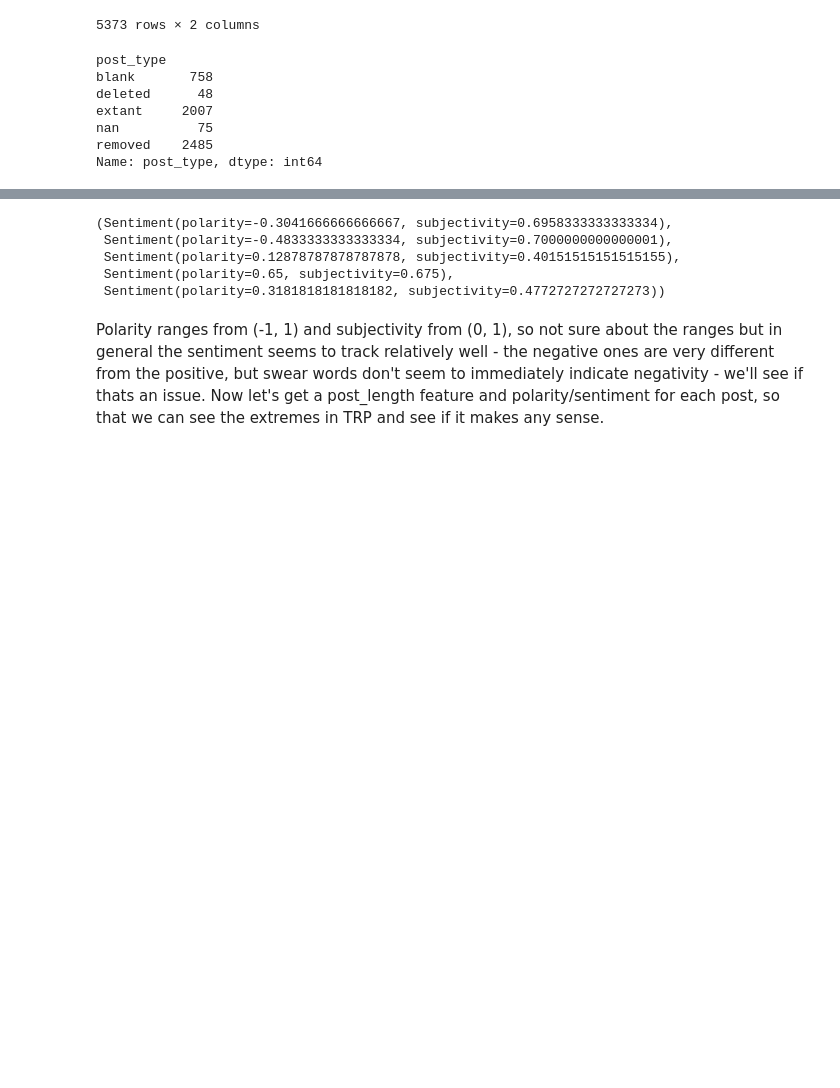
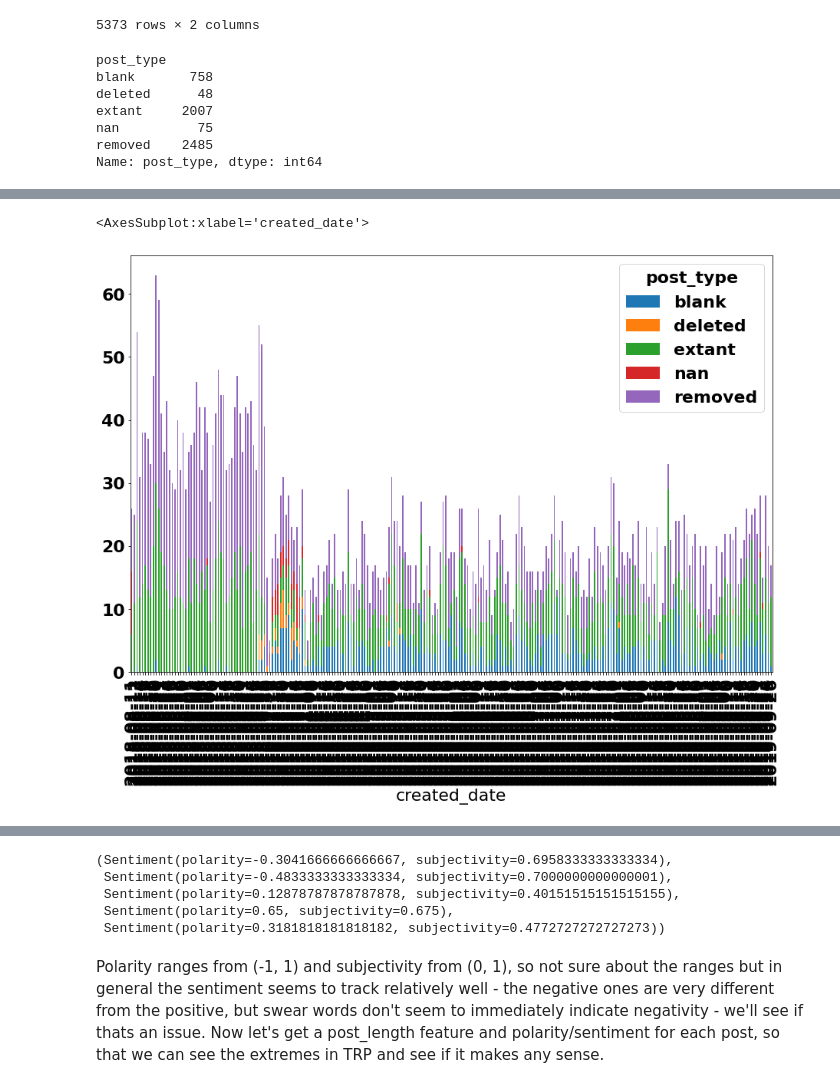
Before and after one commit to npg-mmilosh-cji/RedditQuarantineNLP, a Jupyter notebook: core/exploratory_sandbox/trp_sentiment_textblob.ipynb, the cells around one changed output, grey strips where cells are left out. Cells and saved outputs as stored; diff of their text form; code cells hidden in the pictures; blank space fills up the shorter version.

```diff
--- a/core/exploratory_sandbox/trp_sentiment_textblob.ipynb
+++ b/core/exploratory_sandbox/trp_sentiment_textblob.ipynb
@@ -78,3 +78,8 @@ extant     2007
 nan          75
 removed    2485
 Name: post_type, dtype: int64
+# %%
+#again a huge proportion are blank... the subreddit is banned so technically none of them are publically visible anymore, is this posts that were removed prior to being banned?
+posts_by_date = posts_df.groupby('created_date')['post_type'].value_counts().unstack()
+posts_by_date.fillna(0, inplace=True)
+posts_by_date.head()
@@ -81,3 +94,16 @@ Name: post_type, dtype: int64
+# %%
+import matplotlib as mpl
+from matplotlib import pyplot as plt
+import seaborn as sns
+# font = {'family' : 'normal',
+#         'weight' : 'bold',
+#         'size'   : 22}
+# mpl.rc('font', **font)
+mpl.rcParams['figure.figsize'] = (15,10)
+posts_by_date.plot(kind='bar', stacked=True)
+# %% [output]
+<AxesSubplot:xlabel='created_date'>
+[figure, added]
 # %%
 extant_posts = posts_df[posts_df['post_type'] == 'extant']
 extant_posts['selftext']
```
Also changed, not shown: parts of 6 cells of this notebook, 5 other files.
